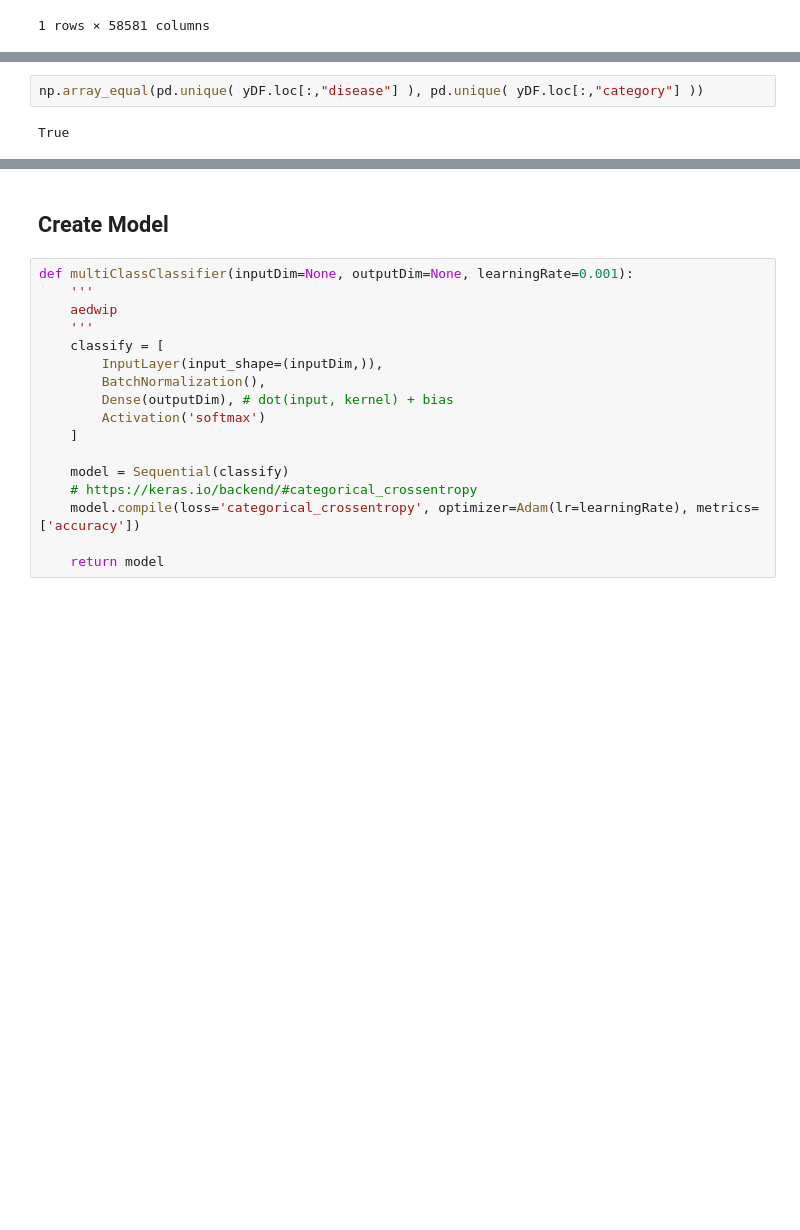
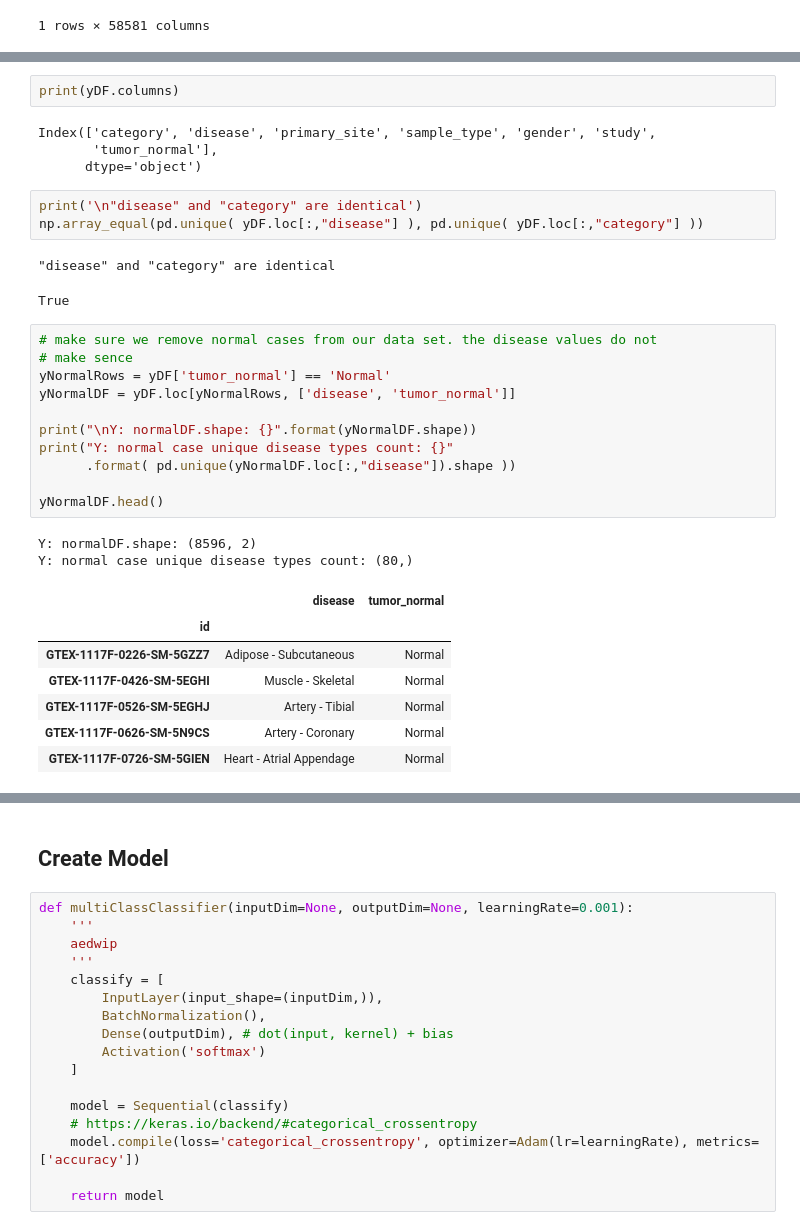
Before and after one commit to AEDWIP/BME-230a, a Jupyter notebook: diseaseTypeClassifier.ipynb, the cells around one changed output, grey strips where cells are left out. Drawn from its saved outputs; the diff is of its cells as text; blank space fills up the shorter version.

```diff
--- a/diseaseTypeClassifier.ipynb
+++ b/diseaseTypeClassifier.ipynb
@@ -83,7 +95,36 @@ yDF.head(1)
 |  | category | disease | primary_site | sample_type | gender | study | tumor_normal |
 | id |  |  |  |  |  |  |  |
 | GTEX-1117F-0226-SM-5GZZ7 | Adipose - Subcutaneous | Adipose - Subcutaneous | Adipose Tissue | Normal Tissue | Female | GTEX | Normal |
+# %%
+print(yDF.columns)
+# %% [output]
+Index(['category', 'disease', 'primary_site', 'sample_type', 'gender', 'study',
+       'tumor_normal'],
+      dtype='object')
 # %%
+print('\n"disease" and "category" are identical')
 np.array_equal(pd.unique( yDF.loc[:,"disease"] ), pd.unique( yDF.loc[:,"category"] ))
 # %% [output]
-True
+"disease" and "category" are identical
+True
+# %%
+# make sure we remove normal cases from our data set. the disease values do not
+# make sence
+yNormalRows = yDF['tumor_normal'] == 'Normal'
+yNormalDF = yDF.loc[yNormalRows, ['disease', 'tumor_normal']]
+
+print("\nY: normalDF.shape: {}".format(yNormalDF.shape))
+print("Y: normal case unique disease types count: {}"
+      .format( pd.unique(yNormalDF.loc[:,"disease"]).shape ))
+
+yNormalDF.head()
+# %% [output]
+Y: normalDF.shape: (8596, 2)
+Y: normal case unique disease types count: (80,)
+|  | disease | tumor_normal |
+| id |  |  |
+| GTEX-1117F-0226-SM-5GZZ7 | Adipose - Subcutaneous | Normal |
+| GTEX-1117F-0426-SM-5EGHI | Muscle - Skeletal | Normal |
+| GTEX-1117F-0526-SM-5EGHJ | Artery - Tibial | Normal |
+| GTEX-1117F-0626-SM-5N9CS | Artery - Coronary | Normal |
+| GTEX-1117F-0726-SM-5GIEN | Heart - Atrial Appendage | Normal |
```
Also changed, not shown: parts of 18 cells of this notebook, 1 other file.
